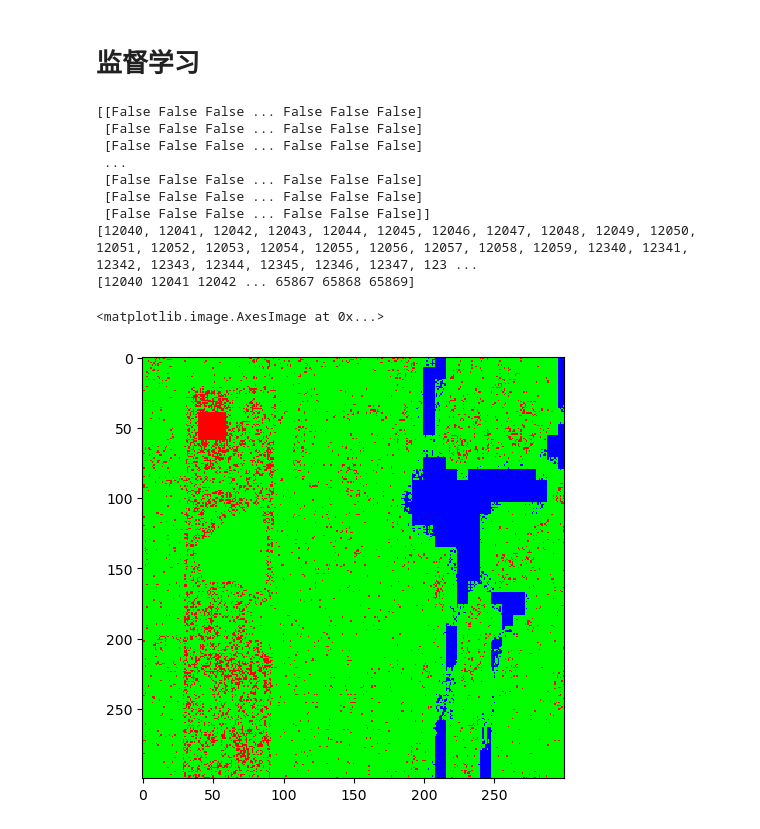
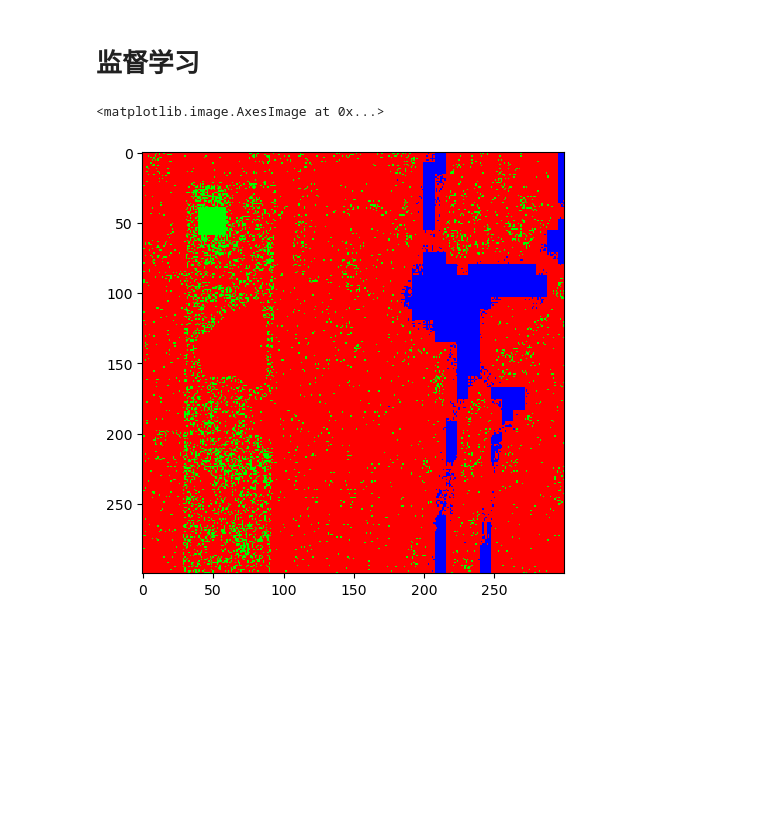
Before and after one commit to Shuobin-P/img_processing_system, a Jupyter notebook: grouping/supervised_classification/simple_tutorial.ipynb, the cells around one changed output. Saved outputs shown, nothing was run; the diff lists cells and outputs as text; code cells hidden in the pictures; blank space fills up the shorter version.

```diff
--- a/grouping/supervised_classification.ipynb
+++ b/grouping/supervised_classification/simple_tutorial.ipynb
@@ -83,34 +86,32 @@ supervised[100:120, 200:220] = classes['water']
 # %%
 y = supervised.ravel() # 拉伸为1维
 train = np.flatnonzero(supervised < n_classes) # 即找到标记为building，vegetation，water的下标
+''' 你用来分析的
 print(supervised < n_classes)
 res = (supervised < n_classes).ravel()
 idx_list = []
 for i in range(0, len(res)):
     if(res[i]):
         idx_list.append(i)
 print(idx_list)
 print(train)
-
+'''
 test = np.flatnonzero(supervised == n_classes) # 即没有被标记为building，vegetation，water的下标
 
 from sklearn.svm import SVC
 
 clf = SVC(gamma='auto')
 clf.fit(X[train], y[train])
 y[test] = clf.predict(X[test])
 supervised = y.reshape(rows, cols)
 
+palette = np.uint8([
+    [255, 0, 0],
+    [0, 255, 0],
+    [0, 0, 255]
+    ])
+
 io.imshow(palette[supervised])
 # %% [output]
-[[False False False ... False False False]
- [False False False ... False False False]
- [False False False ... False False False]
- ...
- [False False False ... False False False]
- [False False False ... False False False]
- [False False False ... False False False]]
-[12040, 12041, 12042, 12043, 12044, 12045, 12046, 12047, 12048, 12049, 12050, 12051, 12052, 12053, 12054, 12055, 12056, 12057, 12058, 12059, 12340, 12341, 12342, 12343, 12344, 12345, 12346, 12347, 123 ...
-[12040 12041 12042 ... 65867 65868 65869]
+<matplotlib.image.AxesImage at 0x...>
-<matplotlib.image.AxesImage at 0x...>
-[figure, old version]
+[figure, new version]
```
Also changed, not shown: parts of 3 cells of this notebook, 4 other files.
